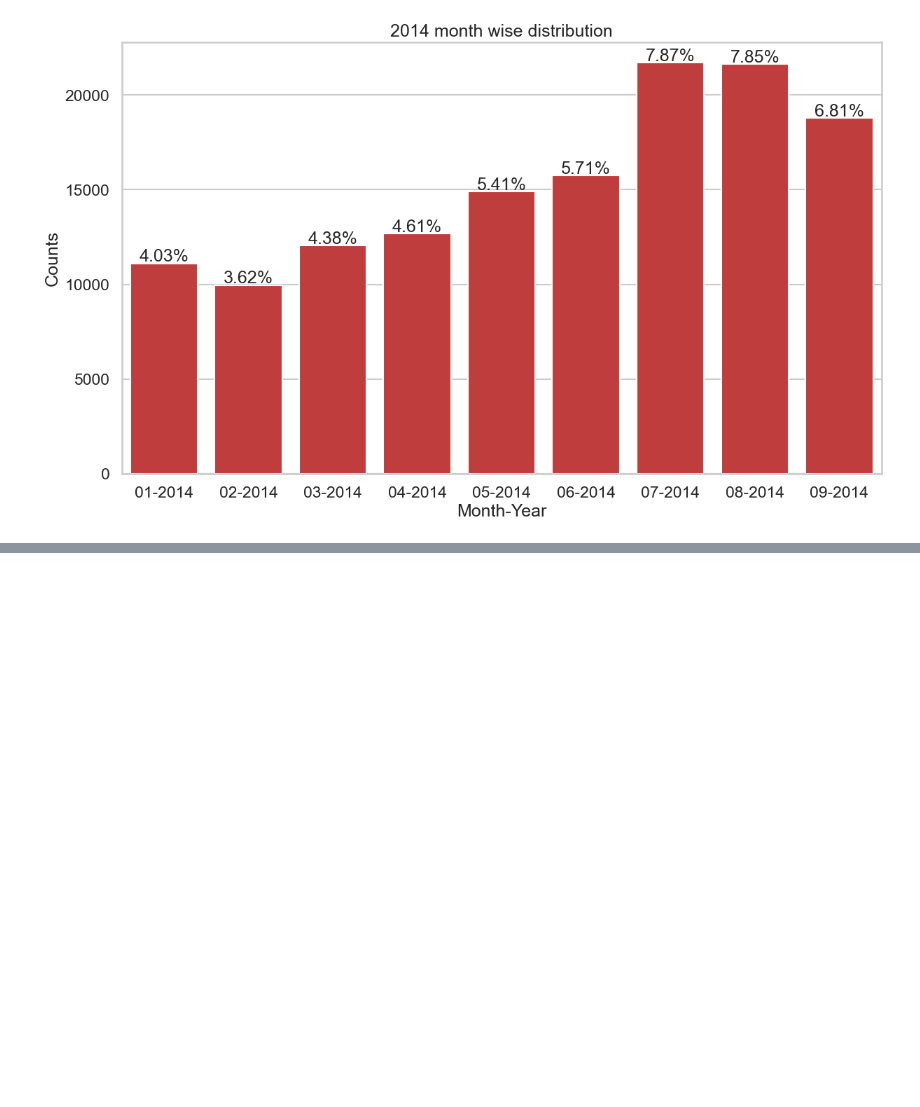
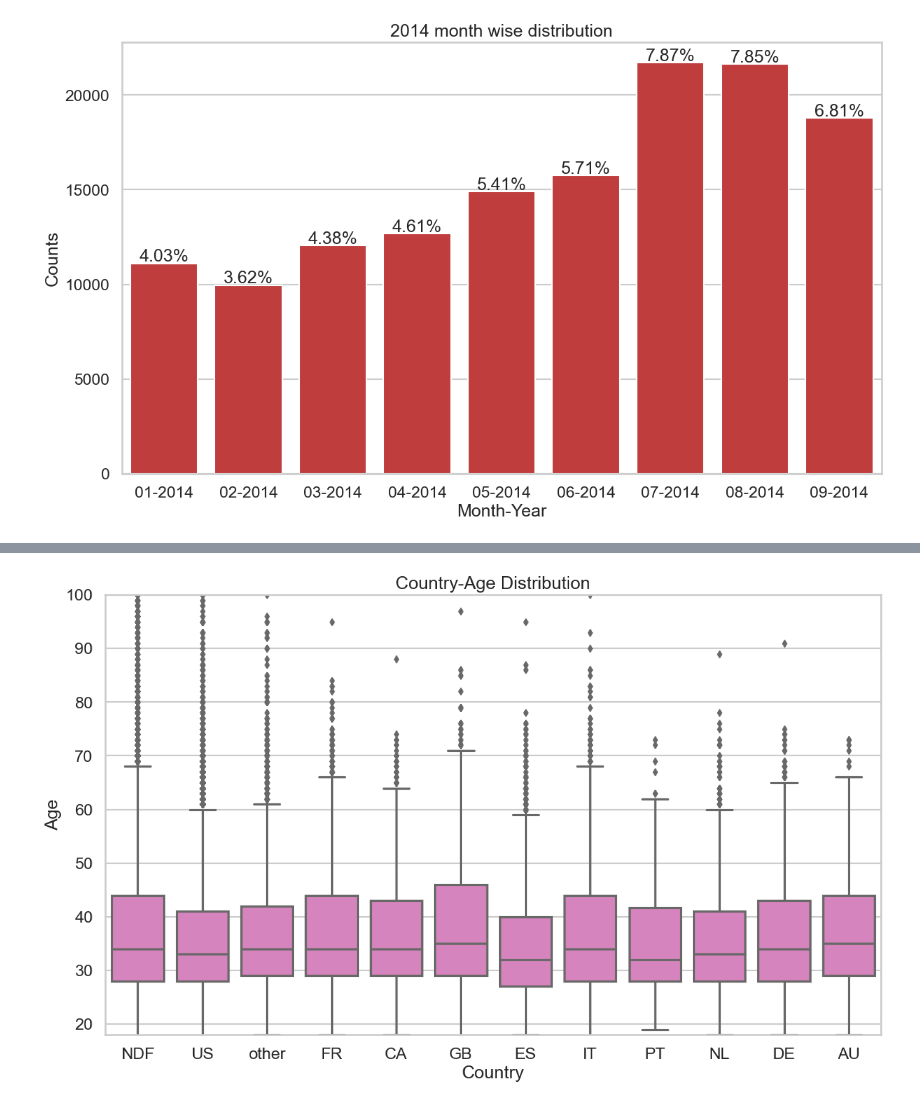
Before and after one commit to wumusill/Kaggul, a Jupyter notebook: Airbnb/airbnb.ipynb, the cells around one changed output, grey strips where cells are left out. Saved outputs shown, nothing was run; the diff lists cells and outputs as text; code cells hidden in the pictures; blank space fills up the shorter version.

```diff
--- a/Airbnb/airbnb.ipynb
+++ b/Airbnb/airbnb.ipynb
@@ -297,0 +356,10 @@ for i in range(df2.shape[0]):
+# %%
+# 여행 국가별 연령대 시각화
+plt.figure(figsize=[14,8])
+sns.boxplot(data=df_train, y='age', x='country_destination', color=sns.color_palette()[6]);
+plt.ylim(18,100)
+plt.xlabel('Country');
+plt.ylabel('Age');
+plt.title('Country-Age Distribution');
+# %% [output]
+[figure, added]
```
Also changed, not shown: parts of 13 cells of this notebook, 1 other file.
